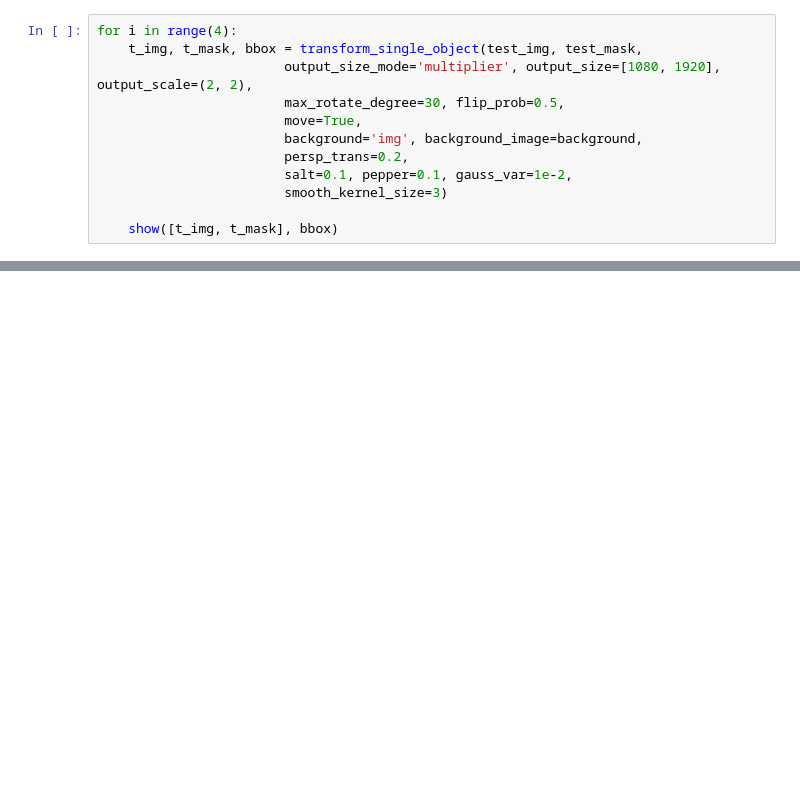
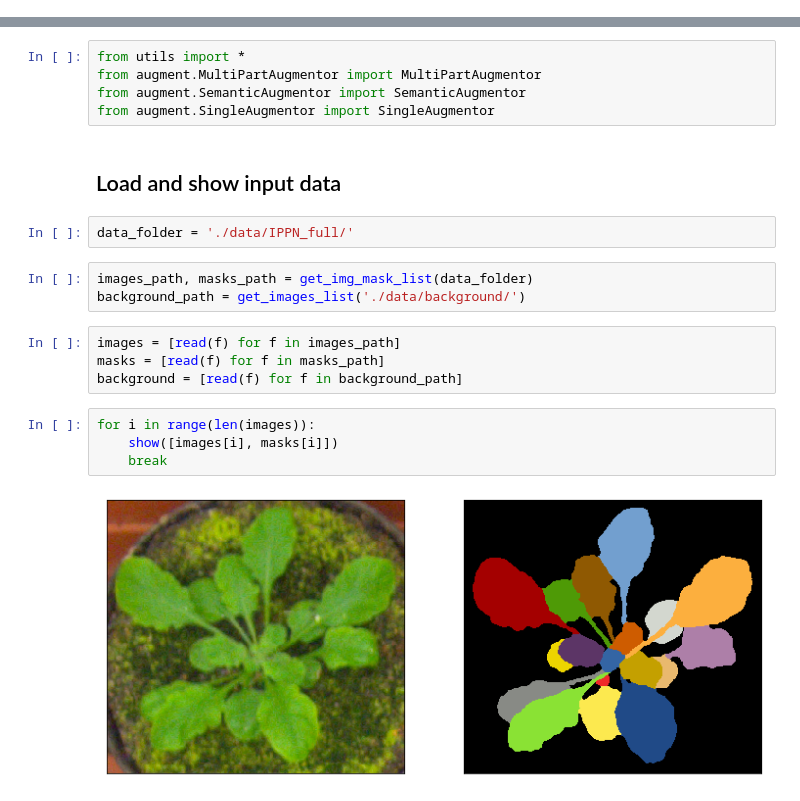
Before and after one commit to NesterukSergey/segmentation_image_augmentation, a Jupyter notebook: Demos.ipynb, the cells around one changed output, grey strips where cells are left out. Cells and saved outputs as stored; diff of their text form; blank space fills up the shorter version.

Commit message:
Add semantic support + Demos

```diff
--- a/Demos.ipynb
+++ b/Demos.ipynb
@@ -91,12 +0,0 @@ show([t_img, t_mask], bbox)
-# %%
-for i in range(4):
-    t_img, t_mask, bbox = transform_single_object(test_img, test_mask,
-                        output_size_mode='multiplier', output_size=[1080, 1920], output_scale=(2, 2),
-                        max_rotate_degree=30, flip_prob=0.5,
-                        move=True,
-                        background='img', background_image=background,
-                        persp_trans=0.2,
-                        salt=0.1, pepper=0.1, gauss_var=1e-2,
-                        smooth_kernel_size=3)
-
-    show([t_img, t_mask], bbox)
@@ -107,0 +3,22 @@ for i in range(4):
+# %%
+from utils import *
+from augment.MultiPartAugmentor import MultiPartAugmentor
+from augment.SemanticAugmentor import SemanticAugmentor
+from augment.SingleAugmentor import SingleAugmentor
+# %% [markdown]
+## Load and show input data
+# %%
+data_folder = './data/IPPN_full/'
+# %%
+images_path, masks_path = get_img_mask_list(data_folder)
+background_path = get_images_list('./data/background/')
+# %%
+images = [read(f) for f in images_path]
+masks = [read(f) for f in masks_path]
+background = [read(f) for f in background_path]
+# %%
+for i in range(len(images)):
+    show([images[i], masks[i]])
+    break
+# %% [output]
+[figure, added]
```
Also changed, not shown: parts of 49 cells of this notebook, 11 other files.
